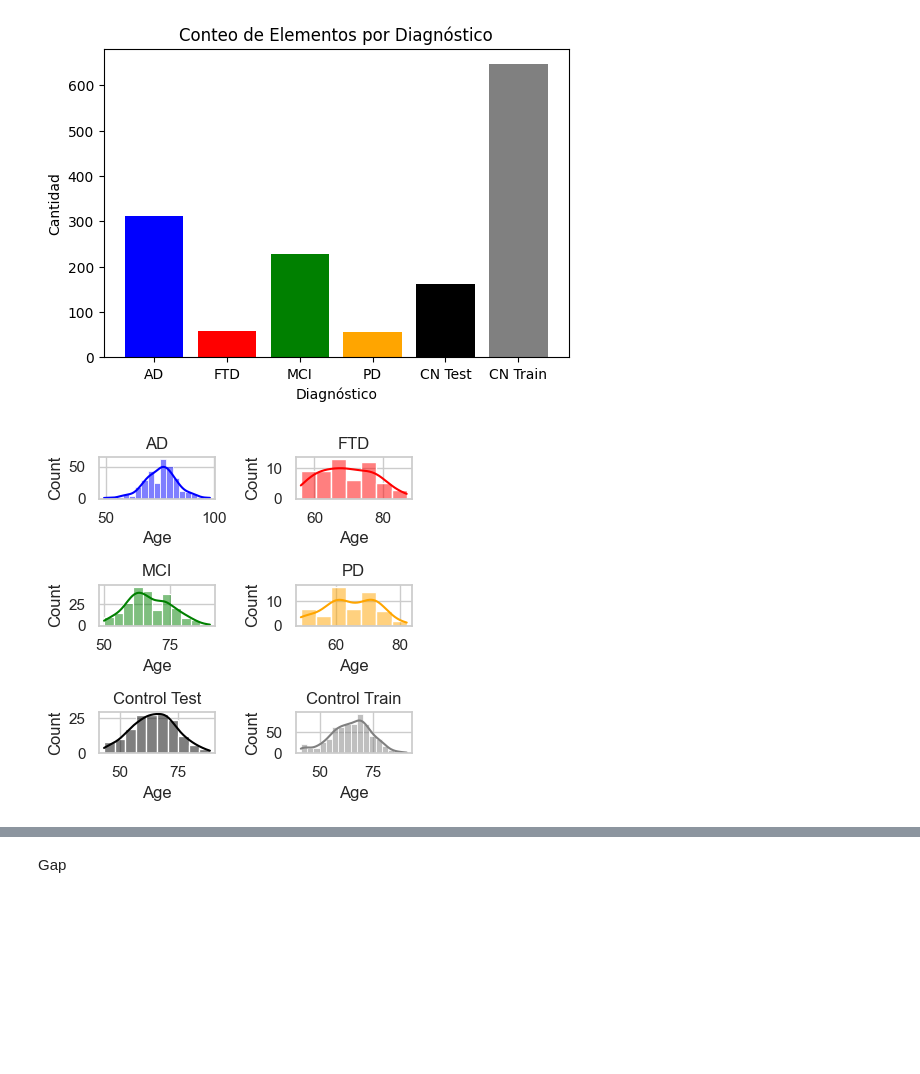
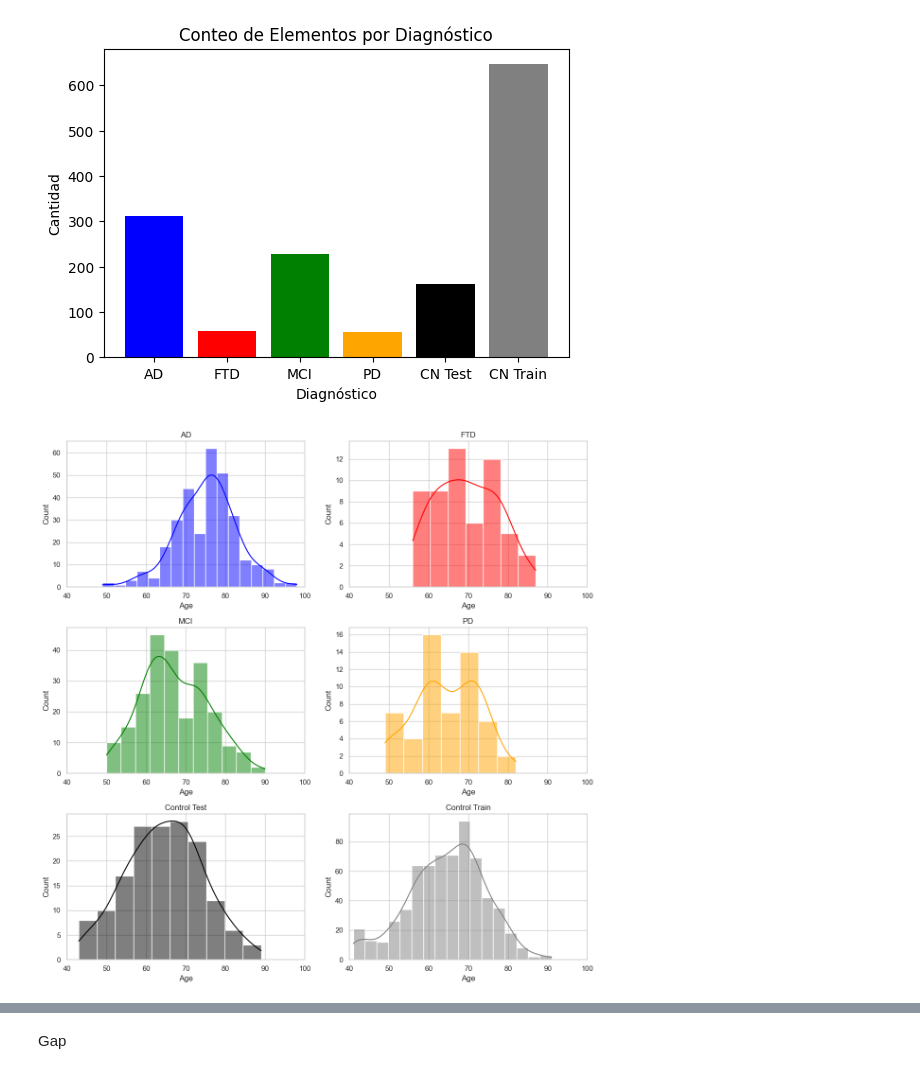
Before and after one commit to carrielfelipe/Brain_Age, a Jupyter notebook: Diagnosis/Brain_Age_Diagnosis_.ipynb, the cells around one changed output, grey strips where cells are left out. Cells and saved outputs as stored; diff of their text form; code cells hidden in the pictures; blank space fills up the shorter version.

```diff
--- a/Diagnosis/Brain_Age_Diagnosis_.ipynb
+++ b/Diagnosis/Brain_Age_Diagnosis_.ipynb
@@ -122,38 +137,47 @@ df_control_test = xgb_model.X_test  # Grupo de control para prueba
 sns.set(style="whitegrid")
 
 # Crear un subplot para cada DataFrame
-fig, axes = plt.subplots(3, 2, figsize=(4, 4))
+fig, axes = plt.subplots(3, 2, figsize=(12, 12))  # Ajustar el tamaño del gráfico para mejor visibilidad
+
+# Rango de edades
+age_range = (40, 100)
 
 # Graficar la distribución de la edad para cada DataFrame
 sns.histplot(df_AD_filtrado['Age'], ax=axes[0, 0], kde=True, color='blue')
 axes[0, 0].set_title('AD')
 axes[0, 0].set_xlabel('Age')
+axes[0, 0].set_xlim(age_range)
 
 sns.histplot(df_FTD_filtrado['Age'], ax=axes[0, 1], kde=True, color='red')
 axes[0, 1].set_title('FTD')
 axes[0, 1].set_xlabel('Age')
+axes[0, 1].set_xlim(age_range)
 
 sns.histplot(df_MCI_filtrado['Age'], ax=axes[1, 0], kde=True, color='green')
 axes[1, 0].set_title('MCI')
 axes[1, 0].set_xlabel('Age')
+axes[1, 0].set_xlim(age_range)
 
 sns.histplot(df_PD_filtrado['Age'], ax=axes[1, 1], kde=True, color='orange')
 axes[1, 1].set_title('PD')
 axes[1, 1].set_xlabel('Age')
+axes[1, 1].set_xlim(age_range)
 
 sns.histplot(xgb_model.y_test, ax=axes[2, 0], kde=True, color='black')
 axes[2, 0].set_title('Control Test')
 axes[2, 0].set_xlabel('Age')
+axes[2, 0].set_xlim(age_range)
 
 sns.histplot(xgb_model.y_train, ax=axes[2, 1], kde=True, color='gray')
 axes[2, 1].set_title('Control Train')
 axes[2, 1].set_xlabel('Age')
+axes[2, 1].set_xlim(age_range)
 
 # Ajustar la disposición de los subplots
 plt.tight_layout()
 plt.show()
 # %% [output]
-[figure, old version]
+[figure, new version]
 # %%
 import pickle
 # %%
```
Also changed, not shown: parts of 70 cells of this notebook, 4 other files.
